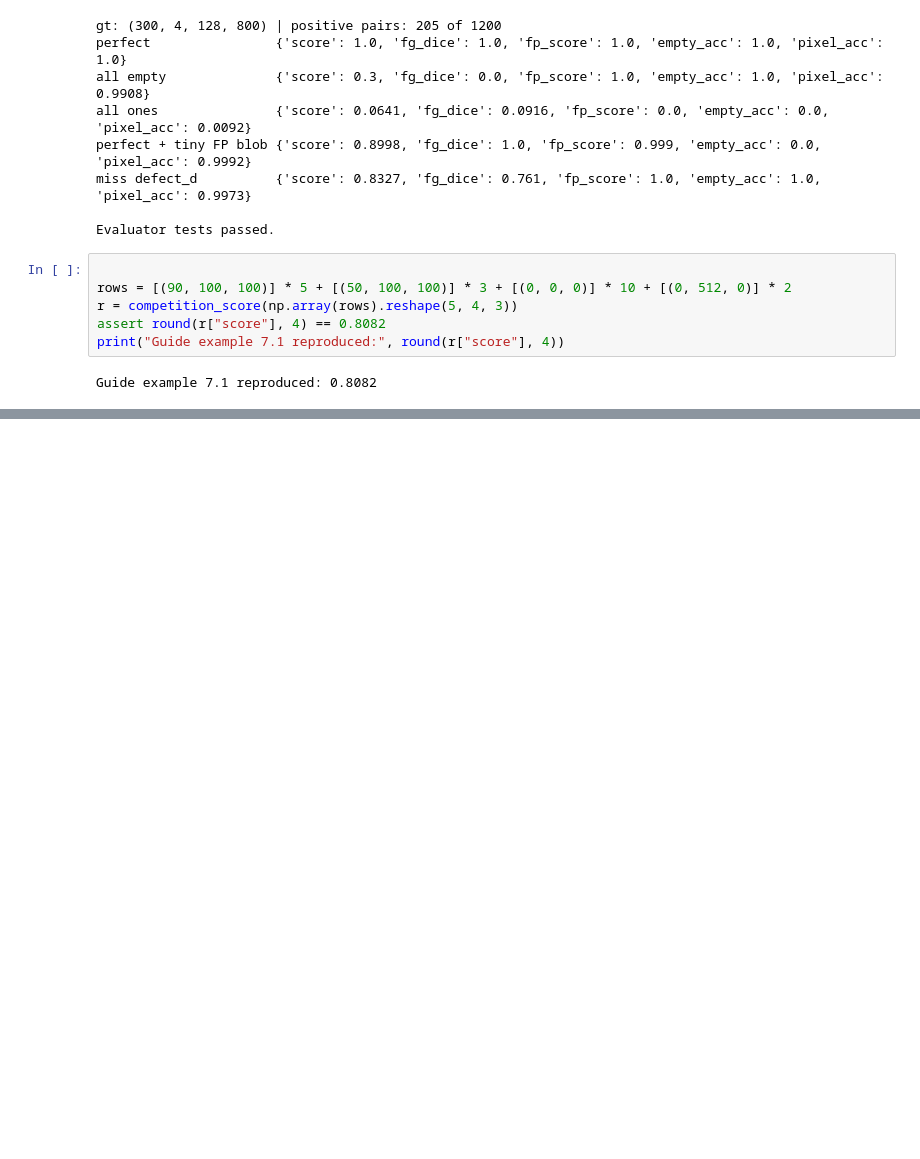
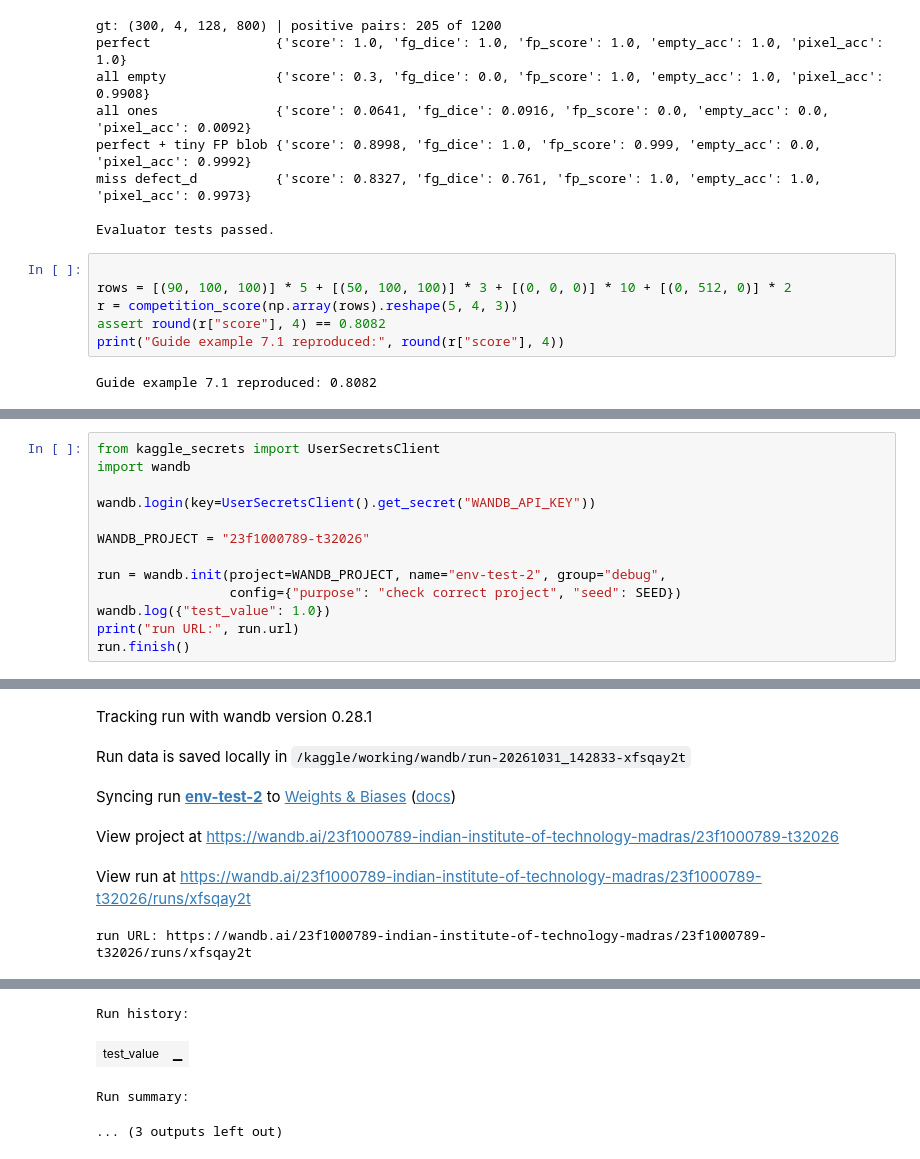
Before and after one commit to 23f1000789/affective-chart, a Jupyter notebook: dl-23f1000789-notebook-t32026.ipynb, the cells around one changed output, grey strips where cells are left out. Drawn from its saved outputs; the diff is of its cells as text; blank space fills up the shorter version.

```diff
--- a/dl-23f1000789-notebook-t32026.ipynb
+++ b/dl-23f1000789-notebook-t32026.ipynb
@@ -302,0 +416,14 @@ Guide example 7.1 reproduced: 0.8082
+# %%
+from kaggle_secrets import UserSecretsClient
+import wandb
+
+wandb.login(key=UserSecretsClient().get_secret("WANDB_API_KEY"))
+
+WANDB_PROJECT = "23f1000789-t32026"
+
+run = wandb.init(project=WANDB_PROJECT, name="env-test-2", group="debug",
+                 config={"purpose": "check correct project", "seed": SEED})
+wandb.log({"test_value": 1.0})
+print("run URL:", run.url)
+run.finish()
+# %% [output]
@@ -302,0 +435,6 @@ Guide example 7.1 reproduced: 0.8082
+Tracking run with wandb version 0.28.1
+Run data is saved locally in /kaggle/working/wandb/run-20261031_142833-xfsqay2t
+Syncing run env-test-2 to Weights & Biases (docs)
+View project at https://wandb.ai/23f1000789-indian-institute-of-technology-madras/23f1000789-t32026
+View run at https://wandb.ai/23f1000789-indian-institute-of-technology-madras/23f1000789-t32026/runs/xfsqay2t
+run URL: https://wandb.ai/23f1000789-indian-institute-of-technology-madras/23f1000789-t32026/runs/xfsqay2t
@@ -302,0 +442,4 @@ Guide example 7.1 reproduced: 0.8082
+Run history:
+| test_value | ▁ |
+Run summary:
+... (3 outputs left out)
```
Also changed, not shown: parts of 6 cells of this notebook.
